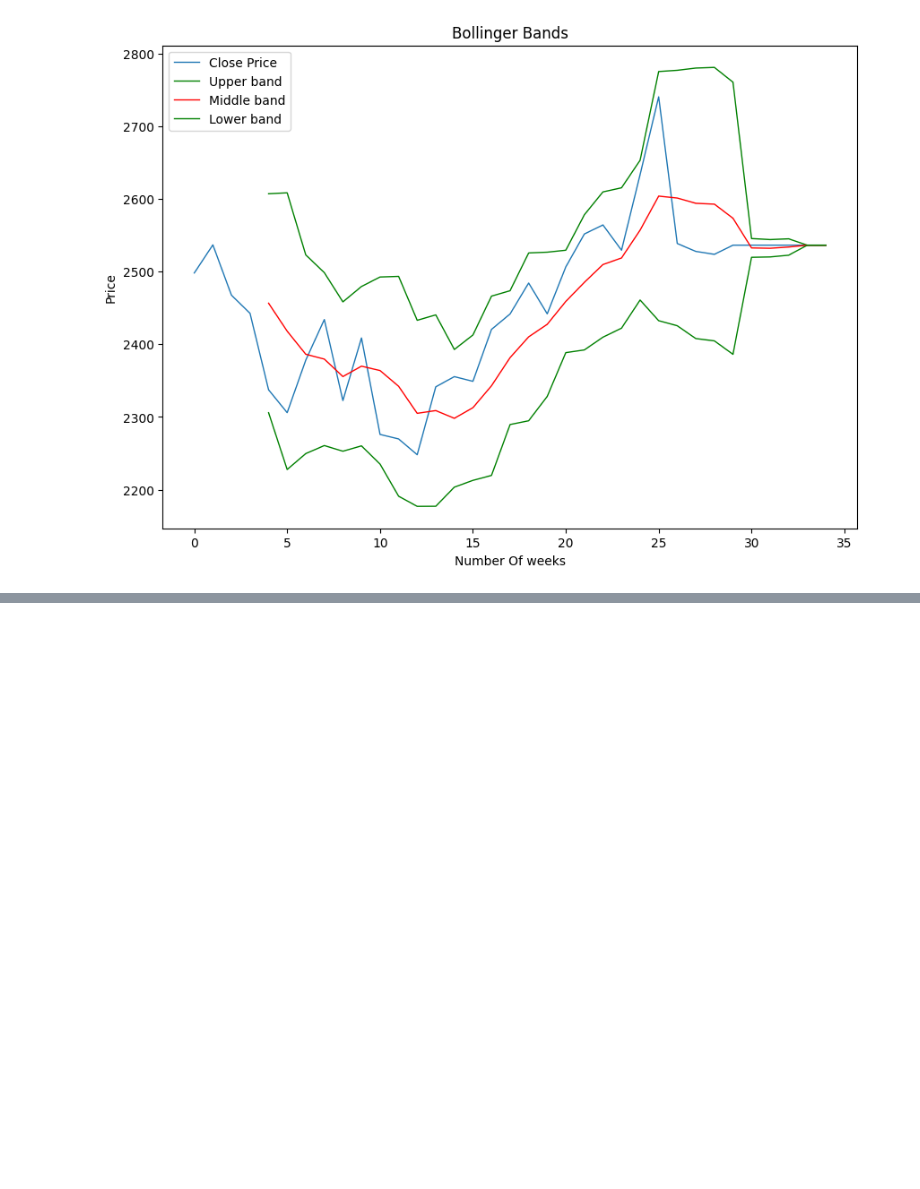
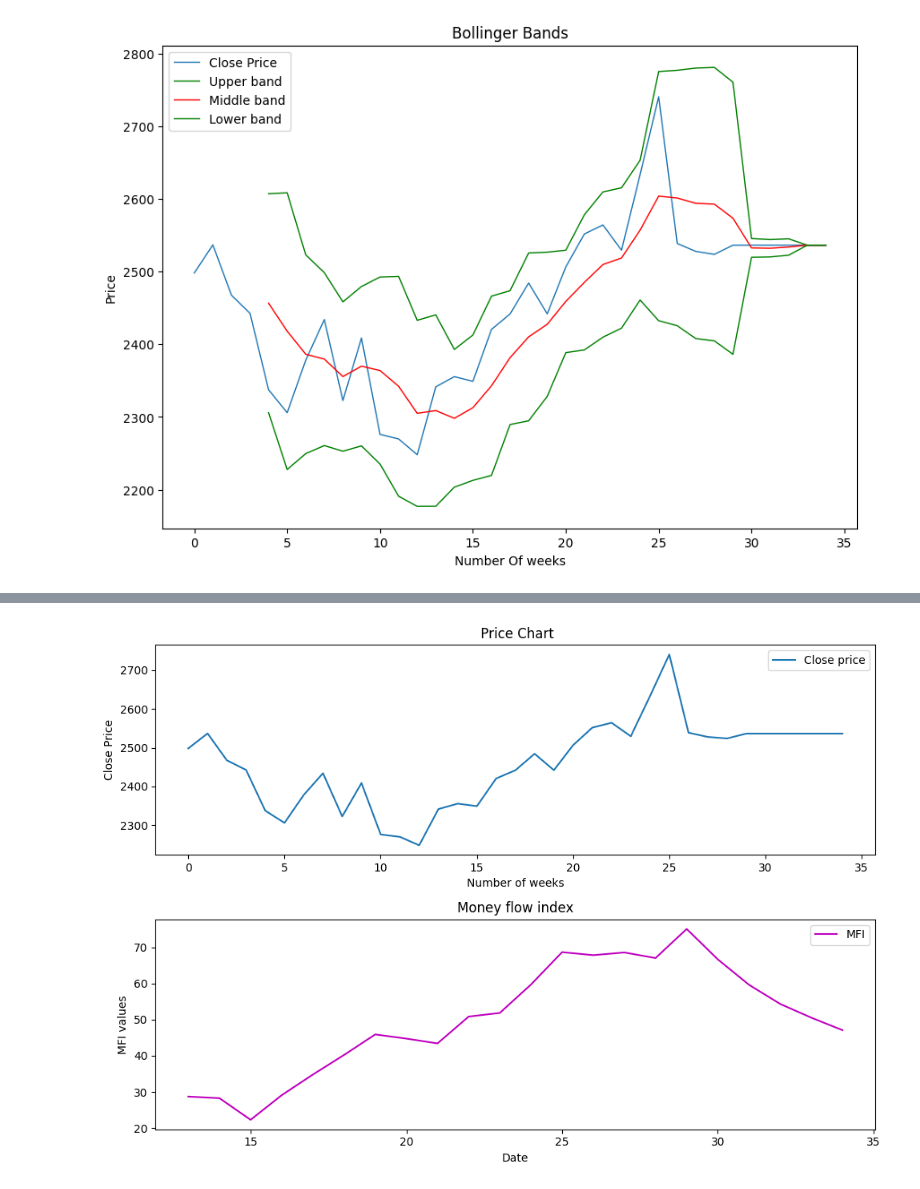
Before and after one commit to viraj-s15/stock-trend-analysis, a Jupyter notebook: notebooks/add_technical_indicators.ipynb, the cells around one changed output, grey strips where cells are left out. Cells and saved outputs as stored; diff of their text form; code cells hidden in the pictures; blank space fills up the shorter version.

```diff
--- a/notebooks/add_technical_indicators.ipynb
+++ b/notebooks/add_technical_indicators.ipynb
@@ -183,0 +199,32 @@ plt.show()
+# %%
+fig = plt.figure(figsize=(10, 7))
+
+# Define position of 1st subplot
+ax = fig.add_subplot(2, 1, 1)
+# Set the title and axis labels
+plt.title(' Price Chart')
+plt.xlabel('Number of weeks')
+plt.ylabel('Close Price')
+
+plt.plot(df['Close Price'], label='Close price')
+
+# Add a legend to the axis
+plt.legend()
+
+# Define position of 2nd subplot
+bx = fig.add_subplot(2, 1, 2)
+
+# Set the title and axis labels
+plt.title('Money flow index')
+plt.xlabel('Date')
+plt.ylabel('MFI values')
+
+plt.plot(df['MFI'], 'm', label='MFI')
+
+# Add a legend to the axis
+plt.legend()
+
+plt.tight_layout()
+plt.show()
+# %% [output]
+[figure, added]
```
Also changed, not shown: parts of 6 cells of this notebook.
